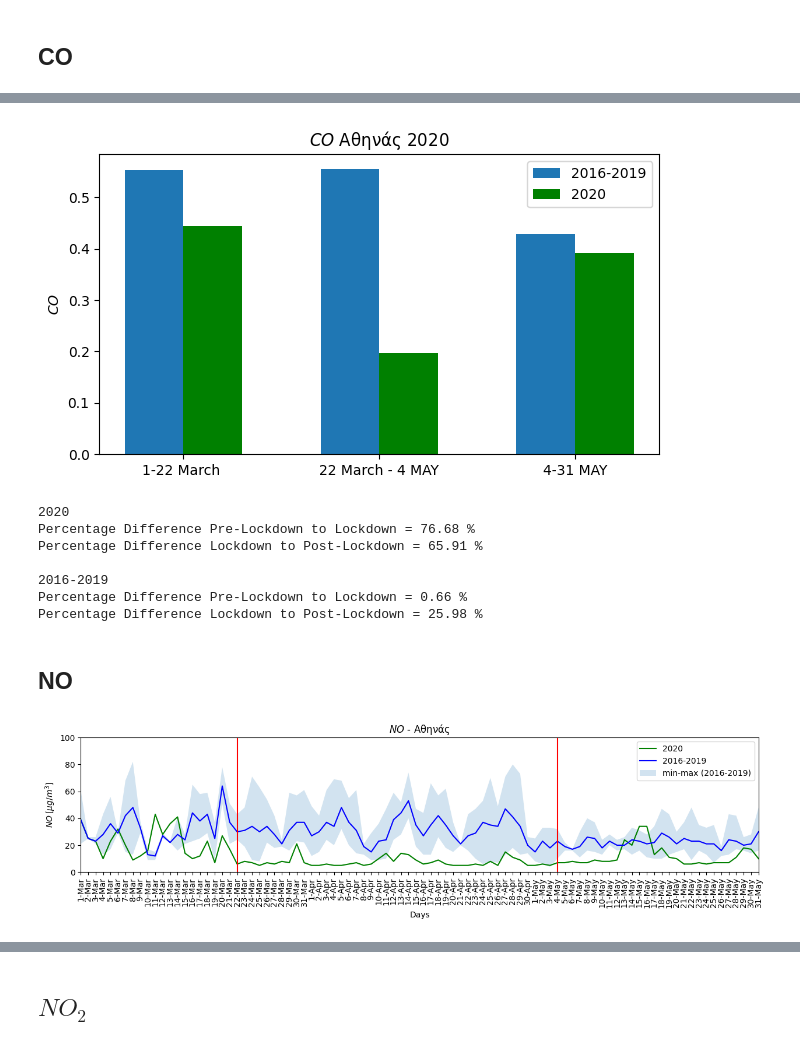
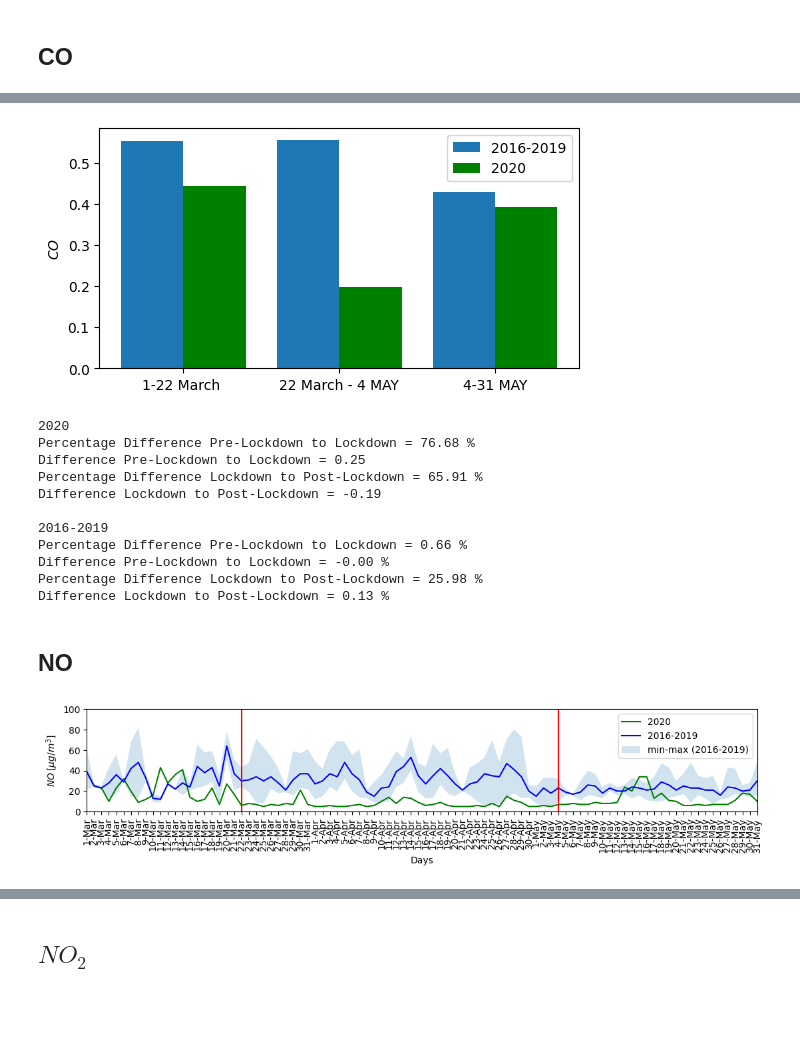
Before and after one commit to costpetrides/Air-pollution-COVID-19-impact, a Jupyter notebook: Lockdown 1/Athinas(UT).ipynb, the cells around one changed output, grey strips where cells are left out. Cells and saved outputs as stored; diff of their text form; code cells hidden in the pictures; blank space fills up the shorter version.

```diff
--- a/Lockdown 1/Athinas(UT).ipynb
+++ b/Lockdown 1/Athinas(UT).ipynb
@@ -166,82 +157,74 @@ Pre=Data[0:23]
 Lock=Data[23:66]
 Post=Data[66:91]
 
-
-
 Data=np.array(df['COMEAN'])
 Pre1=Data[0:23]
 Lock1=Data[23:66]
 Post1=Data[66:91]
-
-
-
 
 Prev = (np.mean(Pre1),np.mean(Lock1),np.mean(Post1))        # Set of A data
 LOCK=   (np.mean(Pre),np.mean(Lock),np.mean(Post))    # Set of B data
 
 names= ['1-22 March ', '22 March - 4 MAY', '4-31 MAY']     # Set of names for x asis
 
-fig = plt.figure(figsize=(7,5), dpi=100)
+fig = plt.figure(figsize=(6,4), dpi=100)
 left, bottom, width, height = 0.1, 0.2, 0.8, 0.6
 ax = fig.add_axes([left, bottom, width, height])
 
-width = 0.3
+width = 0.4
 ticks = np.arange(len(names))
 ax.bar(ticks, Prev, width, label='2016-2019')
 ax.bar(ticks + width, LOCK, width, align="center", label='2020', color='green')
 
-
-
 ax.set_ylabel('$CO}$')
-ax.set_title('$CO$ Aθηνάς 2020')
 ax.set_xticks(ticks + width/2)
 ax.set_xticklabels(names)
 
 ax.legend(loc='best')
 plt.show()
 
-
 print('2020')
 P1=perc(np.mean(Pre), np.mean(Lock))
 P2=perc(np.mean(Lock),np.mean(Post))
 print('Percentage Difference Pre-Lockdown to Lockdown = %.2f %% ' %(P1))
+print('Difference Pre-Lockdown to Lockdown = %.2f  ' %(np.mean(Pre)- np.mean(Lock)))
 print('Percentage Difference Lockdown to Post-Lockdown = %.2f %% ' %(P2))
-
+print('Difference Lockdown to Post-Lockdown = %.2f  ' %(np.mean(Lock) -np.mean(Post)))
 
 print()
 print('2016-2019')
 P11=perc(np.mean(Pre1), np.mean(Lock1))
 P22=perc(np.mean(Lock1),np.mean(Post1))
 print('Percentage Difference Pre-Lockdown to Lockdown = %.2f %% ' %(P11))
+print('Difference Pre-Lockdown to Lockdown = %.2f %% ' %(np.mean(Pre1) - np.mean(Lock1)))
 print('Percentage Difference Lockdown to Post-Lockdown = %.2f %% ' %(P22))
+print('Difference Lockdown to Post-Lockdown = %.2f %% ' %(np.mean(Lock1) -np.mean(Post1)))
 # %% [output]
-[figure, old version]
+[figure, new version]
 2020
 Percentage Difference Pre-Lockdown to Lockdown = 76.68 %
+Difference Pre-Lockdown to Lockdown = 0.25
 Percentage Difference Lockdown to Post-Lockdown = 65.91 %
+Difference Lockdown to Post-Lockdown = -0.19
 
 2016-2019
 Percentage Difference Pre-Lockdown to Lockdown = 0.66 %
+Difference Pre-Lockdown to Lockdown = -0.00 %
 Percentage Difference Lockdown to Post-Lockdown = 25.98 %
+Difference Lockdown to Post-Lockdown = 0.13 %
 # %% [markdown]
 ## **NO**
 # %%
-plt.figure(figsize=(15,3))
-plt.title("$NO$ - Aθηνάς")
+plt.figure(figsize=(13,2))
 
 plt.xlabel('Days')
 plt.ylabel('$NO \: [μg/m^{3}$]')
-
-plt.title("$NO$ - Aθηνάς")
-
-
 
 plt.plot(df['DAY'], df['NO20'], 'g', label='2020')
 plt.plot(df['DAY'], df['NOMEAN'], 'b', label='2016-2019')
 plt.fill_between(df['DAY'], df['NOMIN'], df['NOMAX'], alpha=0.2 ,label='min-max (2016-2019)')
 
 plt.legend()
-
 
 plt.xlim(df.loc[0]['DAY'] , df.loc[91]['DAY'])
 plt.ylim(0,100)
@@ -252,7 +235,7 @@ plt.xticks(rotation=90)
 
 plt.show()
 # %% [output]
-[figure, old version]
+[figure, new version]
 # %%
 Data=np.array(df['NO20'])
 Pre=Data[0:23]
```
Also changed, not shown: parts of 8 cells of this notebook.
